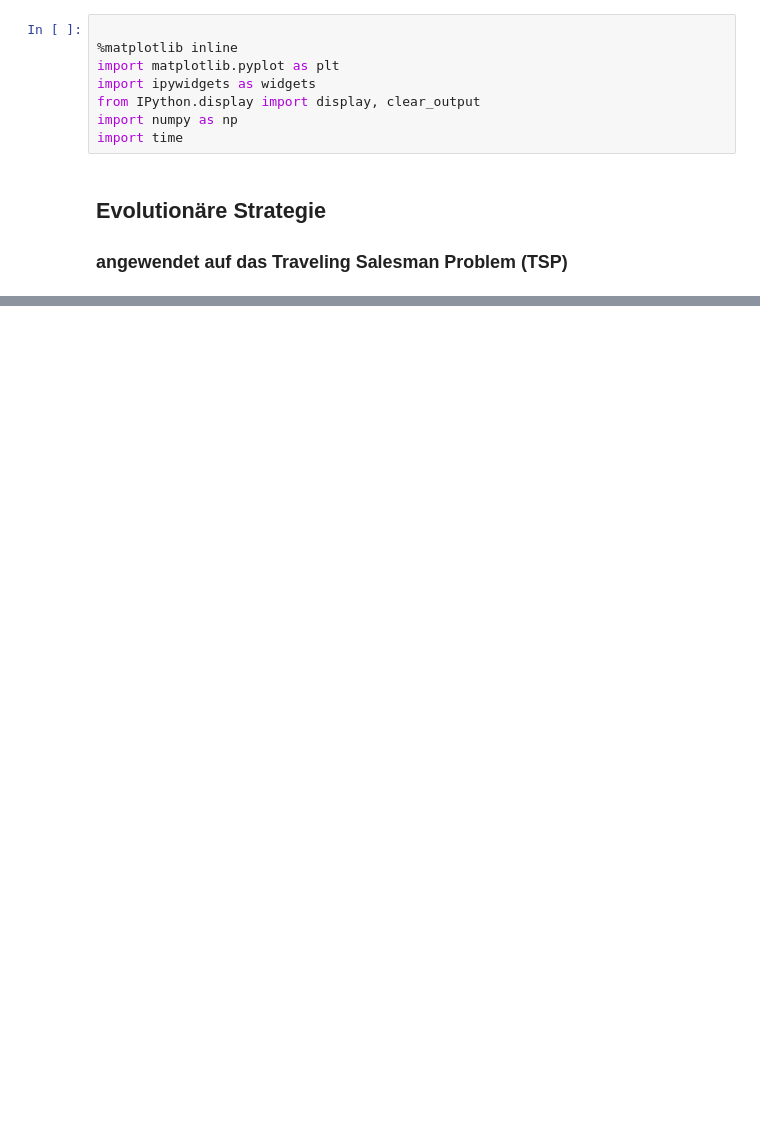
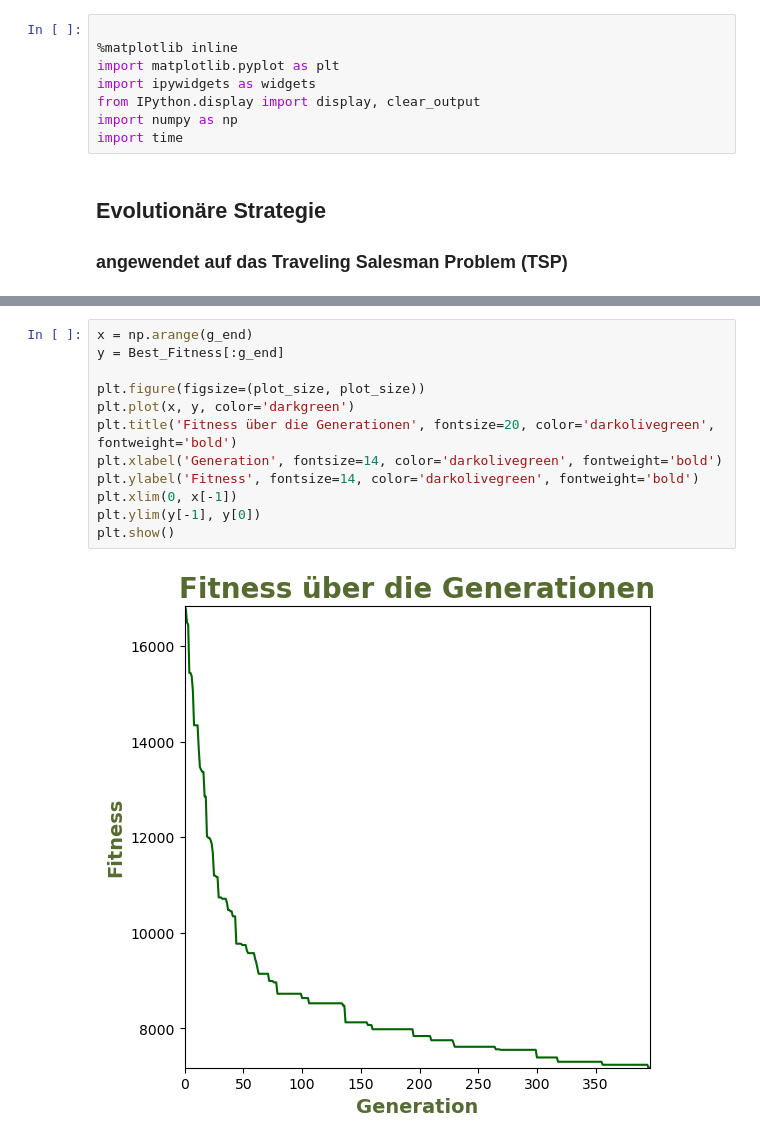
Before and after one commit to pitpaetz/BMO, a Jupyter notebook: BMO.ipynb, the cells around one changed output, grey strips where cells are left out. Saved outputs shown, nothing was run; the diff lists cells and outputs as text; blank space fills up the shorter version.

```diff
--- a/BMO.ipynb
+++ b/BMO.ipynb
@@ -293,0 +319,14 @@ Am ende alle Parameter printen die für das ergebnis genutzt wurden!!!
+# %%
+x = np.arange(g_end)
+y = Best_Fitness[:g_end]
+
+plt.figure(figsize=(plot_size, plot_size))
+plt.plot(x, y, color='darkgreen')
+plt.title('Fitness über die Generationen', fontsize=20, color='darkolivegreen', fontweight='bold')
+plt.xlabel('Generation', fontsize=14, color='darkolivegreen', fontweight='bold')
+plt.ylabel('Fitness', fontsize=14, color='darkolivegreen', fontweight='bold')
+plt.xlim(0, x[-1])
+plt.ylim(y[-1], y[0])
+plt.show()
+# %% [output]
+[figure, added]
```
Also changed, not shown: parts of 3 cells of this notebook.
